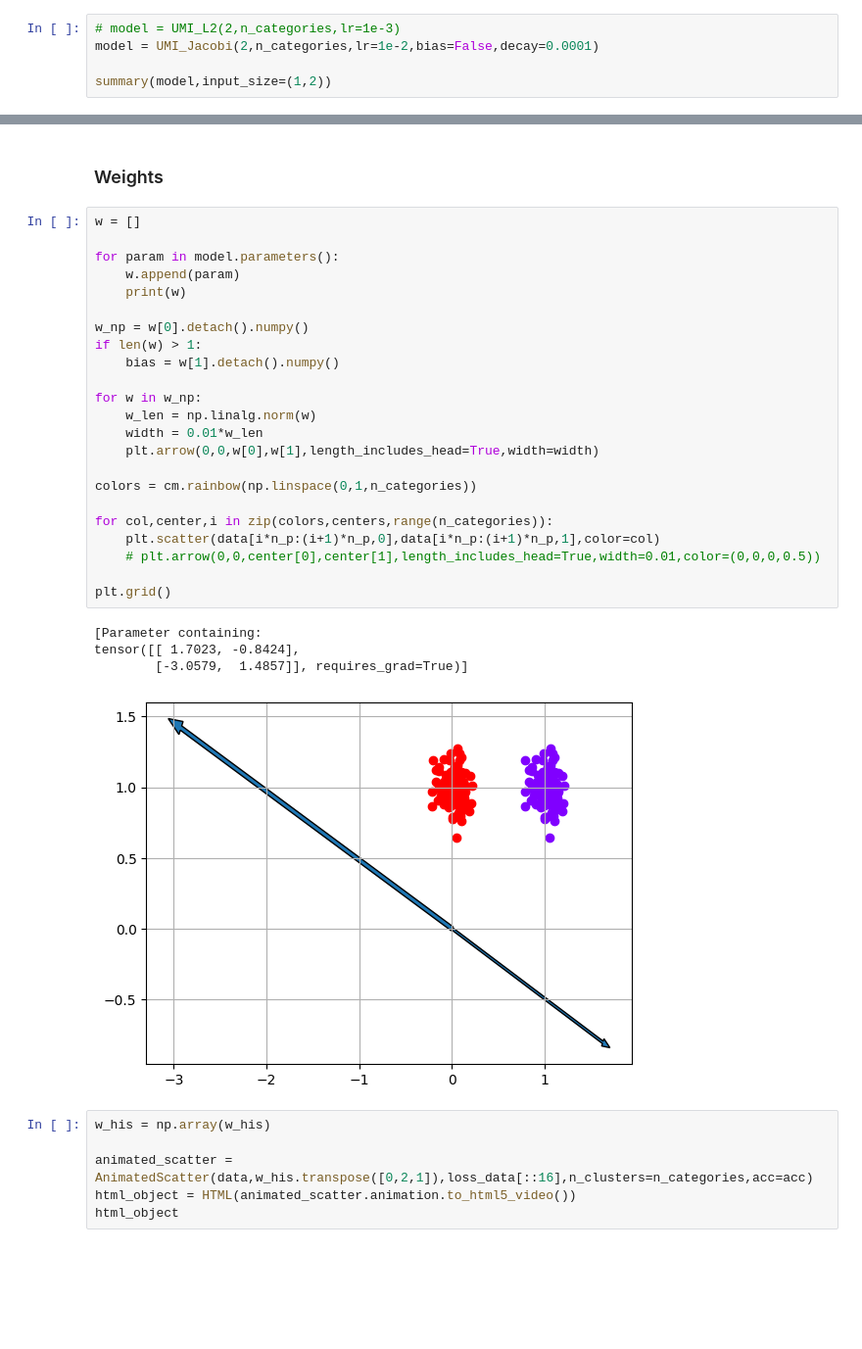
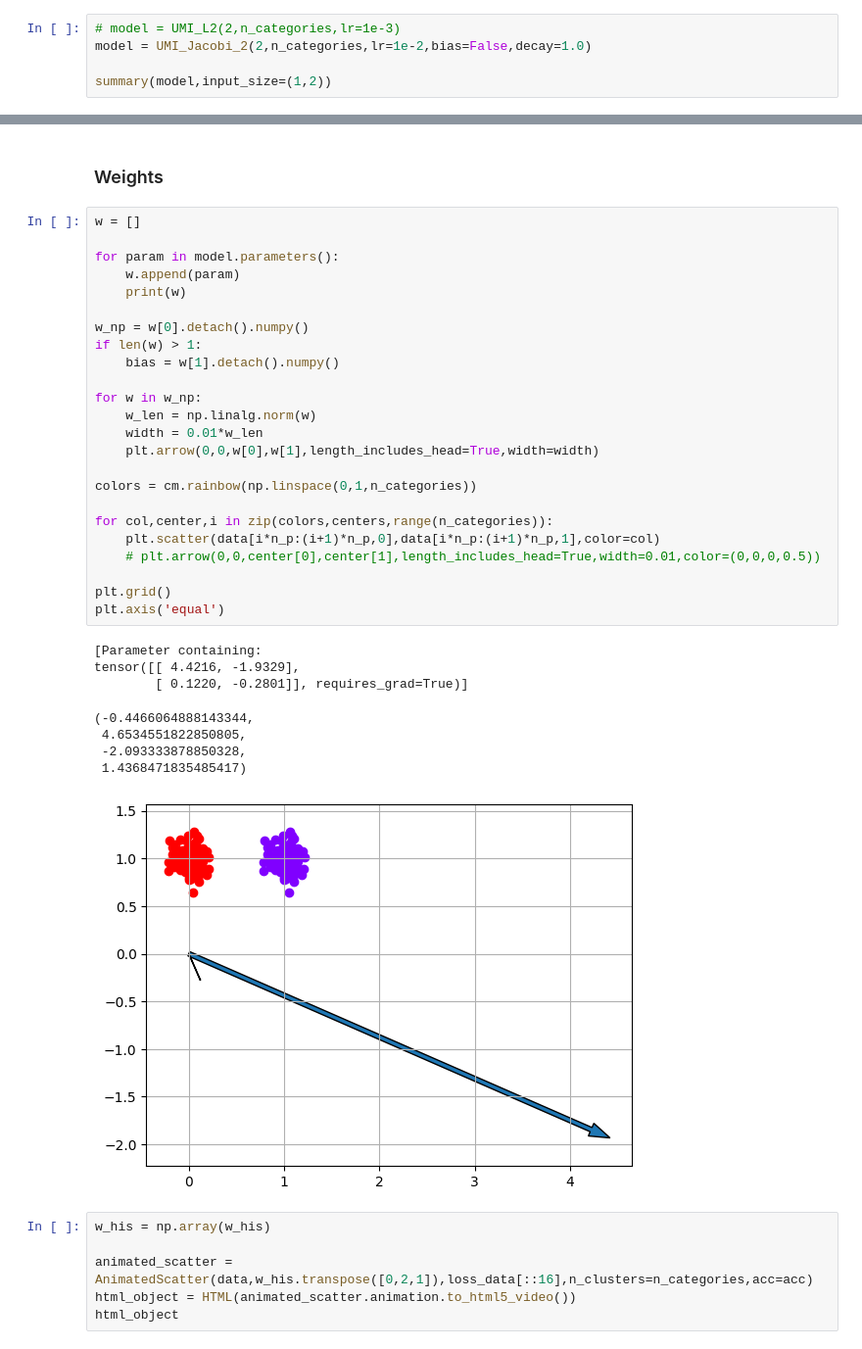
Before and after one commit to Dalsaetra/unitary_memory_indexing_recreated, a Jupyter notebook: notebooks/main.ipynb, the cells around one changed output, grey strips where cells are left out. Shown at 98% size. Drawn from its saved outputs; the diff is of its cells as text; blank space fills up the shorter version.

Commit message:
Implemented jacobi with functorch

```diff
--- a/notebooks/main.ipynb
+++ b/notebooks/main.ipynb
@@ -54,7 +54,7 @@ training_loader = torch.utils.data.DataLoader(training_data, batch_size=BATCH_SI
 ### Create model
 # %%
 # model = UMI_L2(2,n_categories,lr=1e-3)
-model = UMI_Jacobi(2,n_categories,lr=1e-2,bias=False,decay=0.0001)
+model = UMI_Jacobi_2(2,n_categories,lr=1e-2,bias=False,decay=1.0)
 
 summary(model,input_size=(1,2))
 # %% [output]
@@ -168,31 +195,36 @@ Accuracy: 1.00
 # %%
 w = []
 
 for param in model.parameters():
     w.append(param)
     print(w)
 
 w_np = w[0].detach().numpy()
 if len(w) > 1:
     bias = w[1].detach().numpy()
 
 for w in w_np:
     w_len = np.linalg.norm(w)
     width = 0.01*w_len
     plt.arrow(0,0,w[0],w[1],length_includes_head=True,width=width)
 
 colors = cm.rainbow(np.linspace(0,1,n_categories))
 
 for col,center,i in zip(colors,centers,range(n_categories)):
     plt.scatter(data[i*n_p:(i+1)*n_p,0],data[i*n_p:(i+1)*n_p,1],color=col)
     # plt.arrow(0,0,center[0],center[1],length_includes_head=True,width=0.01,color=(0,0,0,0.5))
 
 plt.grid()
+plt.axis('equal')
 # %% [output]
 [Parameter containing:
-tensor([[ 1.7023, -0.8424],
-        [-3.0579,  1.4857]], requires_grad=True)]
+tensor([[ 4.4216, -1.9329],
+        [ 0.1220, -0.2801]], requires_grad=True)]
+(-0.4466064888143344,
+ 4.6534551822850805,
+ -2.093333878850328,
+ 1.4368471835485417)
-[figure, old version]
+[figure, new version]
 # %%
 w_his = np.array(w_his)
 
```
Also changed, not shown: parts of 5 cells of this notebook, 1 other file.
